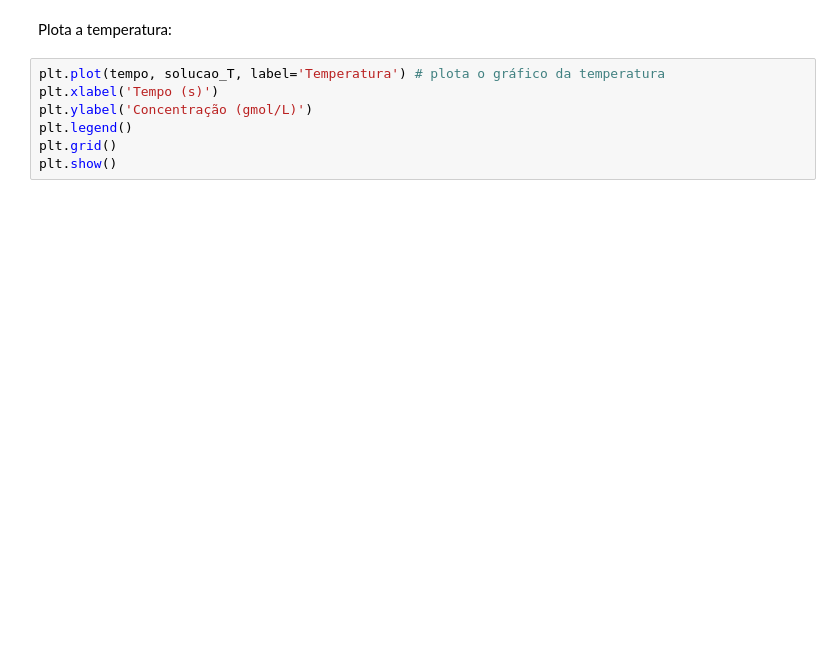
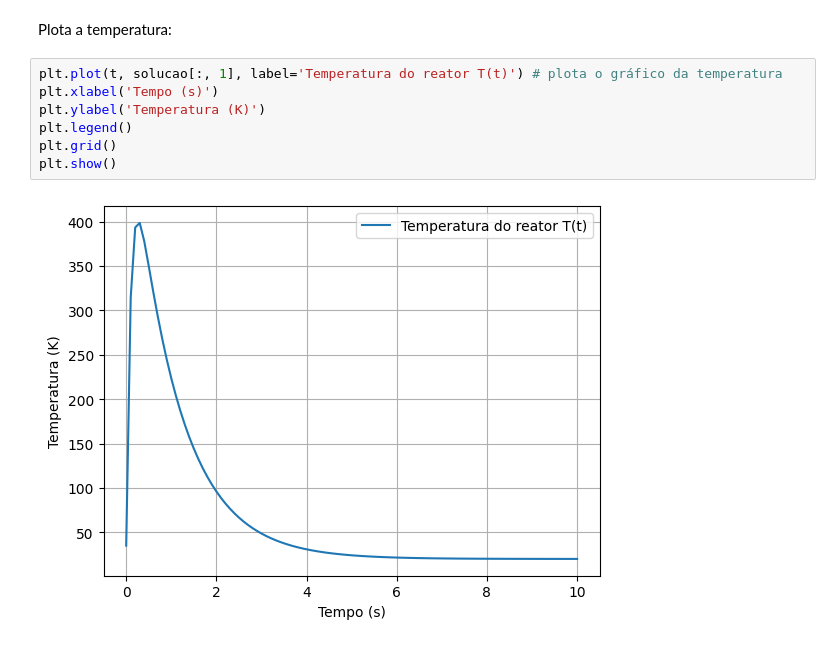
Before and after one commit to ViniciusCMB/Metodos_Num, a Jupyter notebook: trabalho1.ipynb, the cells around one changed output. Drawn from its saved outputs; the diff is of its cells as text; blank space fills up the shorter version.

```diff
--- a/trabalho1.ipynb
+++ b/trabalho1.ipynb
@@ -42,9 +51,11 @@ plt.show()
 # %% [markdown]
 Plota a temperatura:
 # %%
-plt.plot(tempo, solucao_T, label='Temperatura') # plota o gráfico da temperatura
+plt.plot(t, solucao[:, 1], label='Temperatura do reator T(t)') # plota o gráfico da temperatura
 plt.xlabel('Tempo (s)')
-plt.ylabel('Concentração (gmol/L)')
+plt.ylabel('Temperatura (K)')
 plt.legend()
 plt.grid()
 plt.show()
+# %% [output]
+[figure, added]
```
Also changed, not shown: parts of 13 cells of this notebook, 3 other files.
